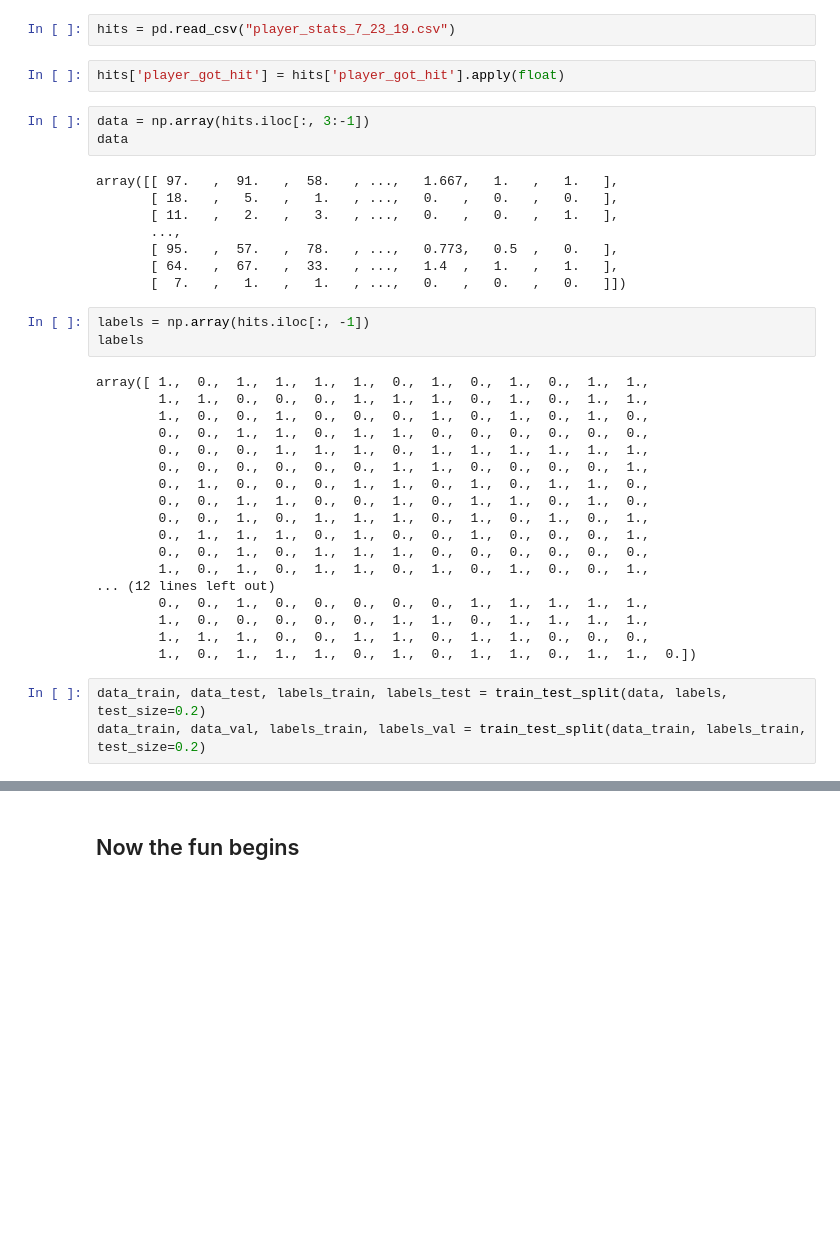
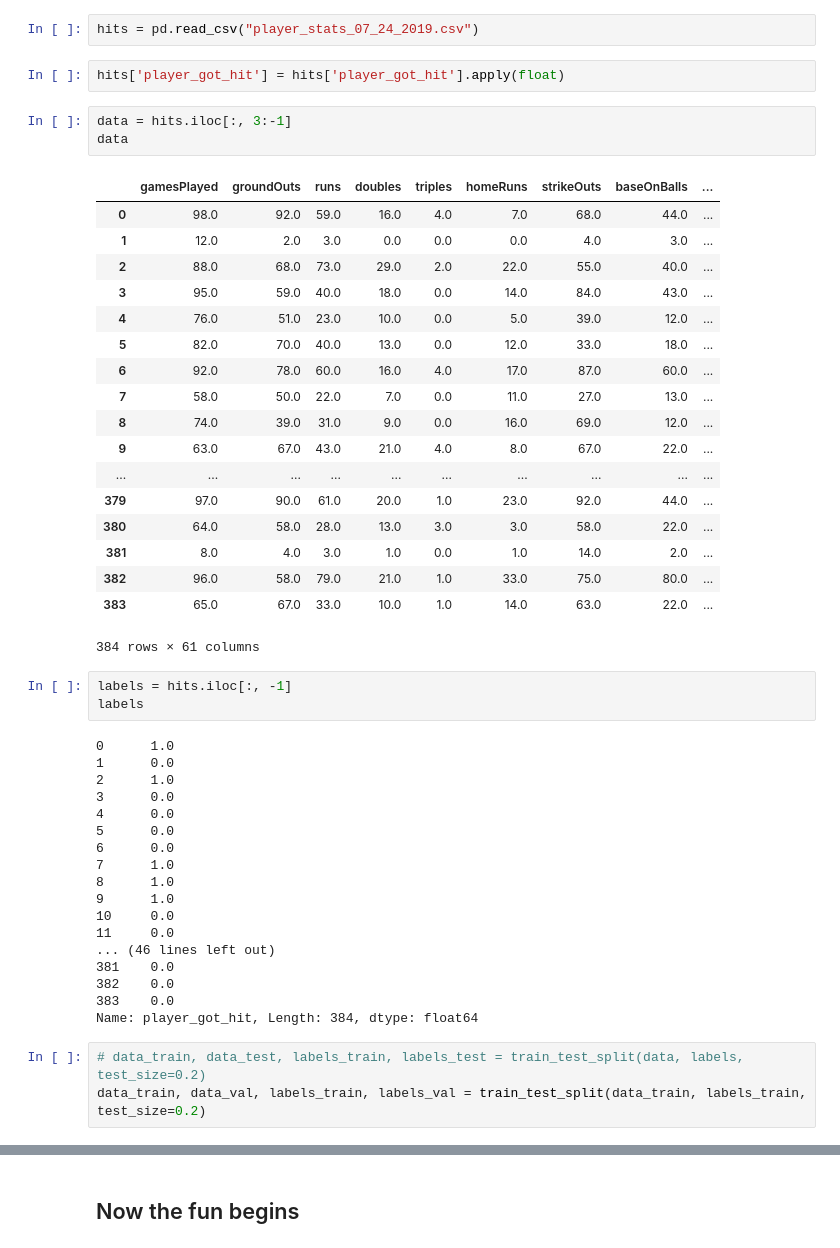
Before and after one commit to rohannarain/beat_the_streak, a Jupyter notebook: train_model.ipynb, the cells around one changed output, grey strips where cells are left out. Saved outputs shown, nothing was run; the diff lists cells and outputs as text; blank space fills up the shorter version.

```diff
--- a/train_model.ipynb
+++ b/train_model.ipynb
@@ -14,43 +14,54 @@ from sklearn.model_selection import train_test_split
 
 %matplotlib inline
 # %%
-hits = pd.read_csv("player_stats_7_23_19.csv")
+hits = pd.read_csv("player_stats_07_24_2019.csv")
 # %%
 hits['player_got_hit'] = hits['player_got_hit'].apply(float)
 # %%
-data = np.array(hits.iloc[:, 3:-1])
+data = hits.iloc[:, 3:-1]
 data
 # %% [output]
+|  | gamesPlayed | groundOuts | runs | doubles | triples | homeRuns | strikeOuts | baseOnBalls | ... |
+| 0 | 98.0 | 92.0 | 59.0 | 16.0 | 4.0 | 7.0 | 68.0 | 44.0 | ... |
+| 1 | 12.0 | 2.0 | 3.0 | 0.0 | 0.0 | 0.0 | 4.0 | 3.0 | ... |
+| 2 | 88.0 | 68.0 | 73.0 | 29.0 | 2.0 | 22.0 | 55.0 | 40.0 | ... |
+| 3 | 95.0 | 59.0 | 40.0 | 18.0 | 0.0 | 14.0 | 84.0 | 43.0 | ... |
+| 4 | 76.0 | 51.0 | 23.0 | 10.0 | 0.0 | 5.0 | 39.0 | 12.0 | ... |
+| 5 | 82.0 | 70.0 | 40.0 | 13.0 | 0.0 | 12.0 | 33.0 | 18.0 | ... |
+| 6 | 92.0 | 78.0 | 60.0 | 16.0 | 4.0 | 17.0 | 87.0 | 60.0 | ... |
+| 7 | 58.0 | 50.0 | 22.0 | 7.0 | 0.0 | 11.0 | 27.0 | 13.0 | ... |
+| 8 | 74.0 | 39.0 | 31.0 | 9.0 | 0.0 | 16.0 | 69.0 | 12.0 | ... |
+| 9 | 63.0 | 67.0 | 43.0 | 21.0 | 4.0 | 8.0 | 67.0 | 22.0 | ... |
+| ... | ... | ... | ... | ... | ... | ... | ... | ... | ... |
+| 379 | 97.0 | 90.0 | 61.0 | 20.0 | 1.0 | 23.0 | 92.0 | 44.0 | ... |
+| 380 | 64.0 | 58.0 | 28.0 | 13.0 | 3.0 | 3.0 | 58.0 | 22.0 | ... |
+| 381 | 8.0 | 4.0 | 3.0 | 1.0 | 0.0 | 1.0 | 14.0 | 2.0 | ... |
+| 382 | 96.0 | 58.0 | 79.0 | 21.0 | 1.0 | 33.0 | 75.0 | 80.0 | ... |
+| 383 | 65.0 | 67.0 | 33.0 | 10.0 | 1.0 | 14.0 | 63.0 | 22.0 | ... |
-array([[ 97.   ,  91.   ,  58.   , ...,   1.667,   1.   ,   1.   ],
-       [ 18.   ,   5.   ,   1.   , ...,   0.   ,   0.   ,   0.   ],
-       [ 11.   ,   2.   ,   3.   , ...,   0.   ,   0.   ,   1.   ],
-       ...,
-       [ 95.   ,  57.   ,  78.   , ...,   0.773,   0.5  ,   0.   ],
-       [ 64.   ,  67.   ,  33.   , ...,   1.4  ,   1.   ,   1.   ],
-       [  7.   ,   1.   ,   1.   , ...,   0.   ,   0.   ,   0.   ]])
+384 rows × 61 columns
 # %%
-labels = np.array(hits.iloc[:, -1])
+labels = hits.iloc[:, -1]
 labels
 # %% [output]
-array([ 1.,  0.,  1.,  1.,  1.,  1.,  0.,  1.,  0.,  1.,  0.,  1.,  1.,
-        1.,  1.,  0.,  0.,  0.,  1.,  1.,  1.,  0.,  1.,  0.,  1.,  1.,
-        1.,  0.,  0.,  1.,  0.,  0.,  0.,  1.,  0.,  1.,  0.,  1.,  0.,
-        0.,  0.,  1.,  1.,  0.,  1.,  1.,  0.,  0.,  0.,  0.,  0.,  0.,
-        0.,  0.,  0.,  1.,  1.,  1.,  0.,  1.,  1.,  1.,  1.,  1.,  1.,
-        0.,  0.,  0.,  0.,  0.,  0.,  1.,  1.,  0.,  0.,  0.,  0.,  1.,
-        0.,  1.,  0.,  0.,  0.,  1.,  1.,  0.,  1.,  0.,  1.,  1.,  0.,
-        0.,  0.,  1.,  1.,  0.,  0.,  1.,  0.,  1.,  1.,  0.,  1.,  0.,
-        0.,  0.,  1.,  0.,  1.,  1.,  1.,  0.,  1.,  0.,  1.,  0.,  1.,
-        0.,  1.,  1.,  1.,  0.,  1.,  0.,  0.,  1.,  0.,  0.,  0.,  1.,
-        0.,  0.,  1.,  0.,  1.,  1.,  1.,  0.,  0.,  0.,  0.,  0.,  0.,
-        1.,  0.,  1.,  0.,  1.,  1.,  0.,  1.,  0.,  1.,  0.,  0.,  1.,
-... (12 lines left out)
-        0.,  0.,  1.,  0.,  0.,  0.,  0.,  0.,  1.,  1.,  1.,  1.,  1.,
-        1.,  0.,  0.,  0.,  0.,  0.,  1.,  1.,  0.,  1.,  1.,  1.,  1.,
-        1.,  1.,  1.,  0.,  0.,  1.,  1.,  0.,  1.,  1.,  0.,  0.,  0.,
-        1.,  0.,  1.,  1.,  1.,  0.,  1.,  0.,  1.,  1.,  0.,  1.,  1.,  0.])
+0      1.0
+1      0.0
+2      1.0
+3      0.0
+4      0.0
+5      0.0
+6      0.0
+7      1.0
+8      1.0
+9      1.0
+10     0.0
+11     0.0
+... (46 lines left out)
+381    0.0
+382    0.0
+383    0.0
+Name: player_got_hit, Length: 384, dtype: float64
 # %%
-data_train, data_test, labels_train, labels_test = train_test_split(data, labels, test_size=0.2)
+# data_train, data_test, labels_train, labels_test = train_test_split(data, labels, test_size=0.2)
 data_train, data_val, labels_train, labels_val = train_test_split(data_train, labels_train, test_size=0.2)
 # %%
 np.mean(labels_train == 0)
```
Also changed, not shown: parts of 19 cells of this notebook, 3 other files.
